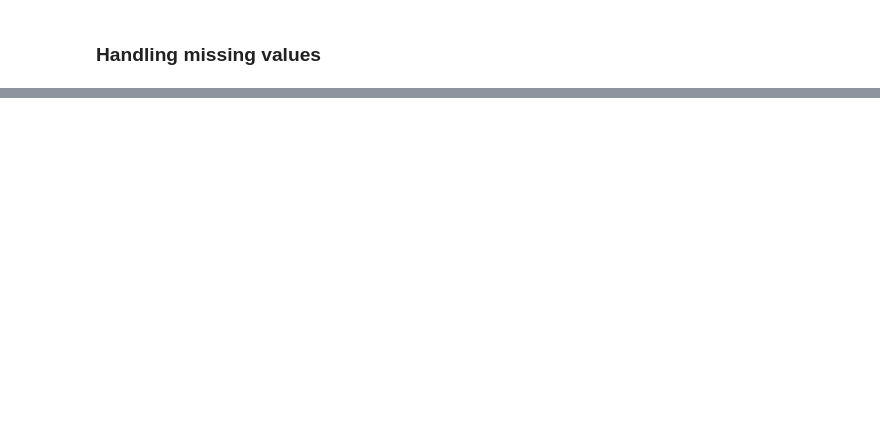
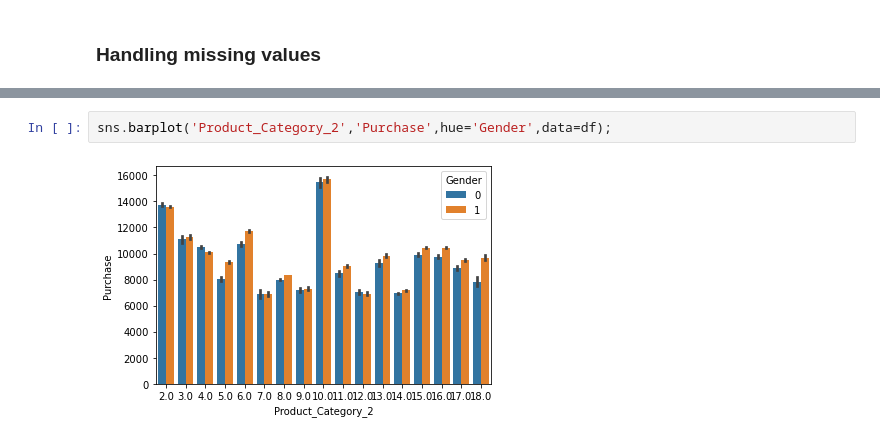
Before and after one commit to Priya-088/Full_Stack_Data_Science, a Jupyter notebook: DS Projects/Black_Friday_EDA_Featuring_Engineering.ipynb, the cells around one changed output, grey strips where cells are left out. Cells and saved outputs as stored; diff of their text form; blank space fills up the shorter version.

```diff
--- a/DS Projects/Black_Friday_EDA_Featuring_Engineering.ipynb
+++ b/DS Projects/Black_Friday_EDA_Featuring_Engineering.ipynb
@@ -250,0 +502,4 @@ df.head(5)
+# %%
+sns.barplot('Product_Category_2','Purchase',hue='Gender',data=df);
+# %% [output]
+[figure, added]
```
Also changed, not shown: parts of 43 cells of this notebook.
